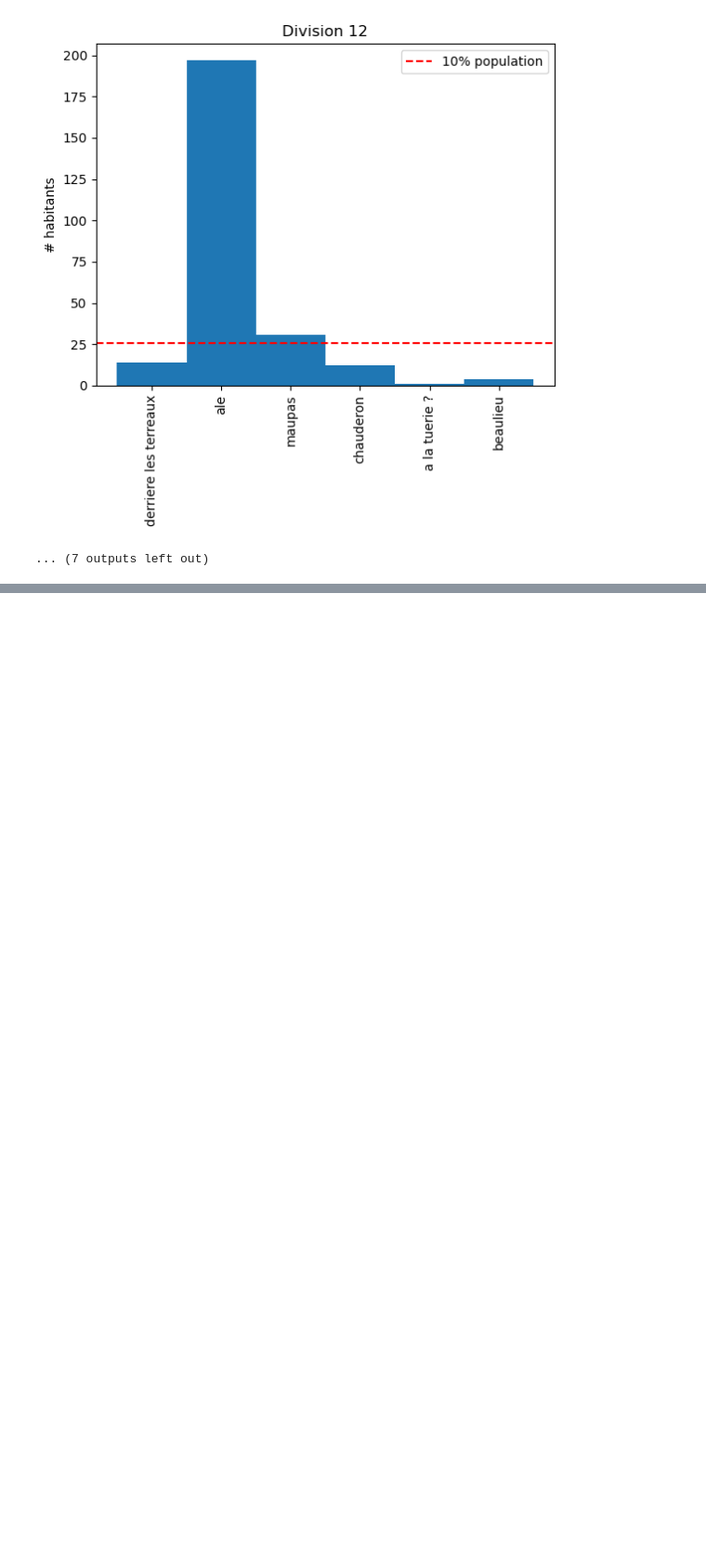
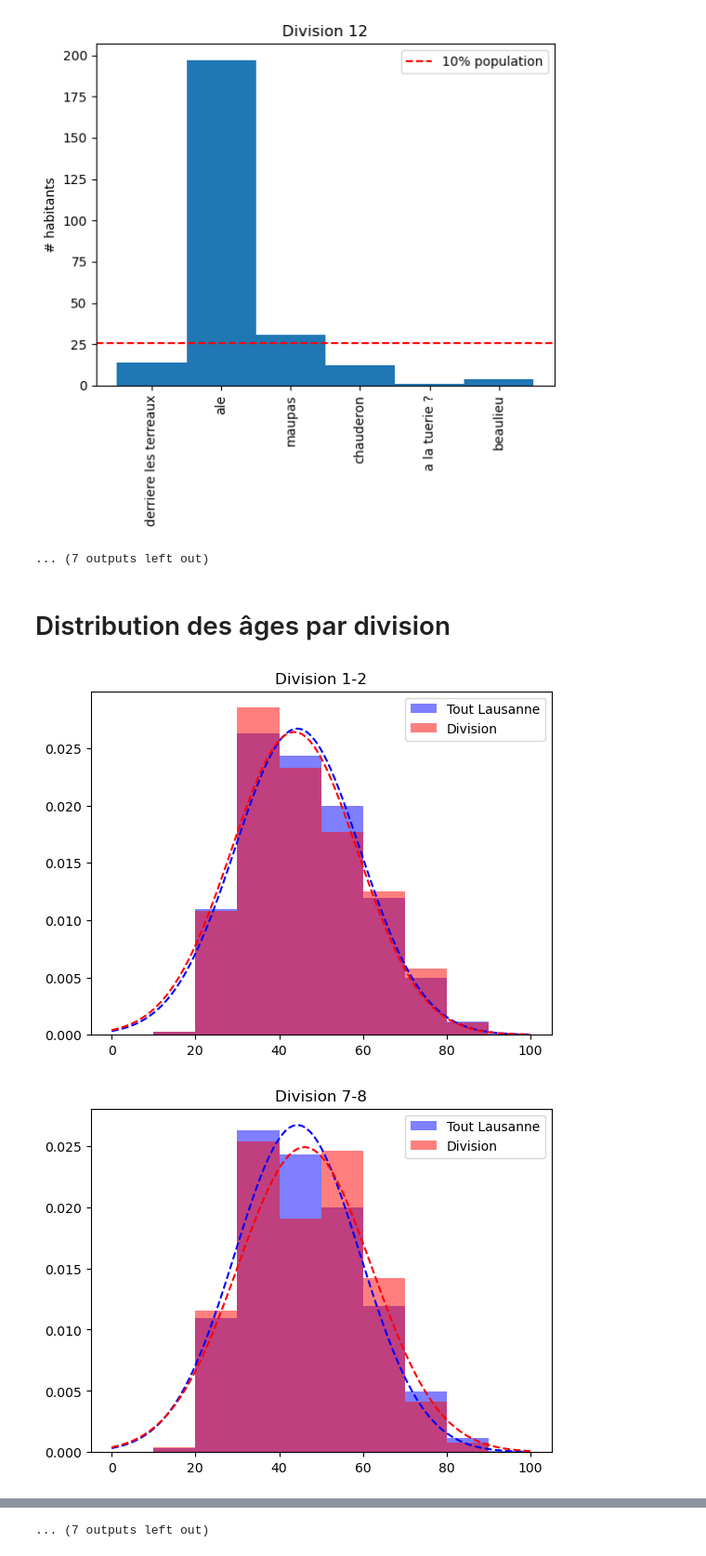
Before and after one commit to ozan-guven/HUM-450-Project, a Jupyter notebook: data/metier_par_division.ipynb, the cells around one changed output, grey strips where cells are left out. Shown at 93% size. Cells and saved outputs as stored; diff of their text form; code cells hidden in the pictures; blank space fills up the shorter version.

```diff
--- a/data/metier_par_division.ipynb
+++ b/data/metier_par_division.ipynb
@@ -139,3 +123,44 @@ for division in divisions:
 [figure]
 [figure]
 ... (7 outputs left out)
+# %% [markdown]
+# Distribution des âges par division
+# %%
+def gaussian(x: float, loc: float, scale: float) -> float:
+    return 1 / (scale * np.sqrt(2 * np.pi)) * np.exp(-0.5 * ((x - loc) / scale) ** 2)
+
+annee_naissances = df["chef_annee_naissance"].values
+ages_global = []
+for annee_naissance in annee_naissances:
+    try:
+        ages_global.append(1832 - int(annee_naissance))
+    except:
+        continue
+
+for division in divisions:
+    if division is np.nan: continue
+    df_ = df.query(f"Division == @division")
+    annee_naissances = df_["chef_annee_naissance"].values
+    ages = []
+    for annee_naissance in annee_naissances:
+        try:
+            ages.append(1832 - int(annee_naissance))
+        except:
+            continue
+
+    # make histogram
+    bin_step = 10
+    plt.figure()
+    plt.title(f"Division {division}")
+    y, x, _ = plt.hist(ages_global, bins=np.arange(start=0, stop=100+1, step=bin_step), color=(0, 0, 1, 0.5), density=True, label="Tout Lausanne")
+    popt, _ = curve_fit(gaussian, 0.5 * (x[1:] + x[:-1]), y, p0=[50, 10])
+    X = np.linspace(0, 100, 100)
+    plt.plot(X, gaussian(X, *popt), color="b", linestyle="--")
+    y, x, _ = plt.hist(ages, bins=np.arange(start=0, stop=100+1, step=bin_step), density=True, color=(1, 0, 0, 0.5), label="Division")
+    popt, _ = curve_fit(gaussian, 0.5 * (x[1:] + x[:-1]), y, p0=[50, 10])
+    X = np.linspace(0, 100, 100)
+    plt.plot(X, gaussian(X, *popt), color="r", linestyle="--")
+    plt.legend()
+# %% [output]
+[figure, added]
+[figure, added]
@@ -141,0 +177 @@ for division in divisions:
+... (7 outputs left out)
```
Also changed, not shown: parts of 14 cells of this notebook.
